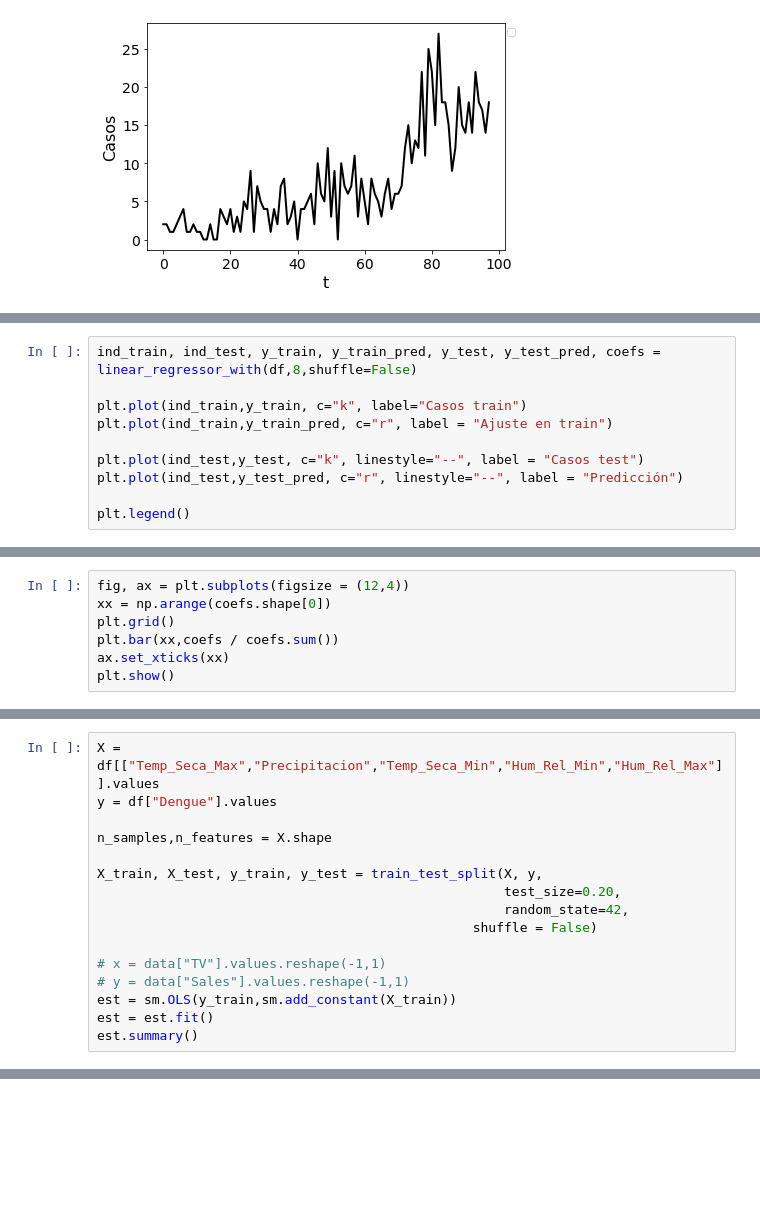
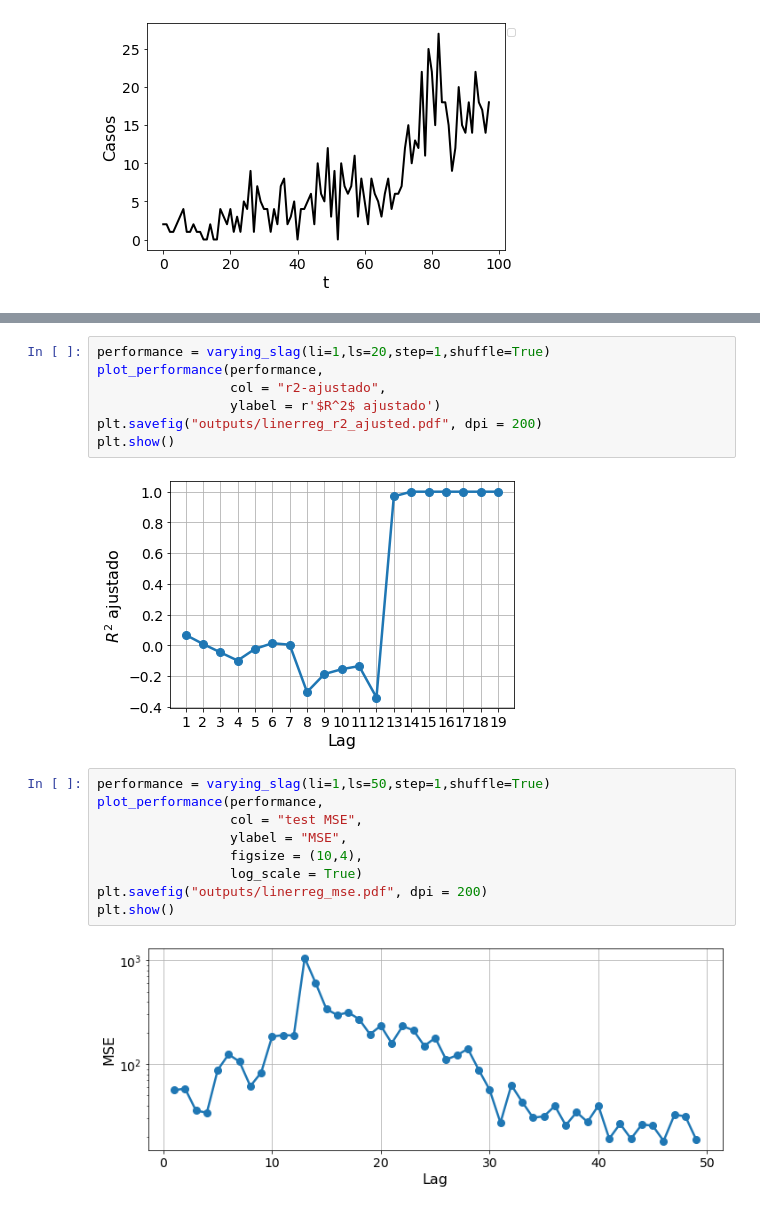
Before and after one commit to JuanOlmos/Aprendizaje_Automatico, a Jupyter notebook: aprendizaje_estadistico/linear_regresor.ipynb, the cells around one changed output, grey strips where cells are left out. Saved outputs shown, nothing was run; the diff lists cells and outputs as text; blank space fills up the shorter version.

Commit message:
Done linear regresion

```diff
--- a/aprendizaje_estadistico/linear_regresor.ipynb
+++ b/aprendizaje_estadistico/linear_regresor.ipynb
@@ -165,10 +116,0 @@ def linear_regressor_with(df,slag, seed = 42, shuffle = True):
-# %%
-ind_train, ind_test, y_train, y_train_pred, y_test, y_test_pred, coefs = linear_regressor_with(df,8,shuffle=False)
-
-plt.plot(ind_train,y_train, c="k", label="Casos train")
-plt.plot(ind_train,y_train_pred, c="r", label = "Ajuste en train")
-
-plt.plot(ind_test,y_test, c="k", linestyle="--", label = "Casos test")
-plt.plot(ind_test,y_test_pred, c="r", linestyle="--", label = "Predicción")
-
-plt.legend()
@@ -181,7 +116,0 @@ score during test: -7.144767760955656
-# %%
-fig, ax = plt.subplots(figsize = (12,4))
-xx = np.arange(coefs.shape[0])
-plt.grid()
-plt.bar(xx,coefs / coefs.sum())
-ax.set_xticks(xx)
-plt.show()
@@ -190,16 +116,0 @@ plt.show()
-# %%
-X = df[["Temp_Seca_Max","Precipitacion","Temp_Seca_Min","Hum_Rel_Min","Hum_Rel_Max"]].values
-y = df["Dengue"].values
-
-n_samples,n_features = X.shape
-
-X_train, X_test, y_train, y_test = train_test_split(X, y,
-                                                    test_size=0.20,
-                                                    random_state=42,
-                                                shuffle = False)
-
-# x = data["TV"].values.reshape(-1,1)
-# y = data["Sales"].values.reshape(-1,1)
-est = sm.OLS(y_train,sm.add_constant(X_train))
-est = est.fit()
-est.summary()
@@ -231,0 +165,20 @@ strong multicollinearity or other numerical problems.
+# %%
+performance = varying_slag(li=1,ls=20,step=1,shuffle=True)
+plot_performance(performance,
+                 col = "r2-ajustado",
+                 ylabel = r'$R^2$ ajustado')
+plt.savefig("outputs/linerreg_r2_ajusted.pdf", dpi = 200)
+plt.show()
+# %% [output]
+[figure, added]
+# %%
+performance = varying_slag(li=1,ls=50,step=1,shuffle=True)
+plot_performance(performance,
+                 col = "test MSE",
+                 ylabel = "MSE",
+                 figsize = (10,4),
+                 log_scale = True)
+plt.savefig("outputs/linerreg_mse.pdf", dpi = 200)
+plt.show()
+# %% [output]
+[figure, added]
```
Also changed, not shown: parts of 8 cells of this notebook, 5 other files.
